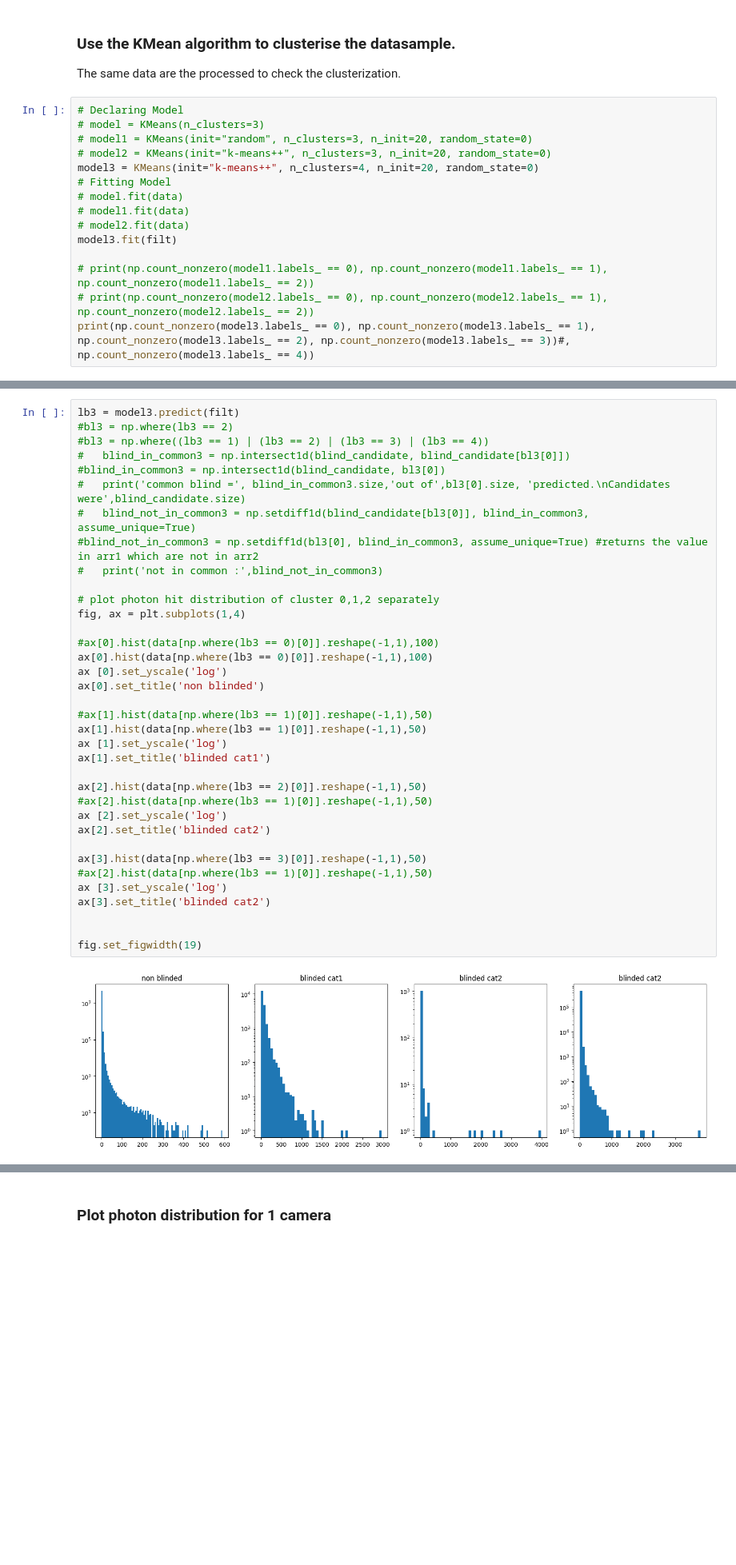
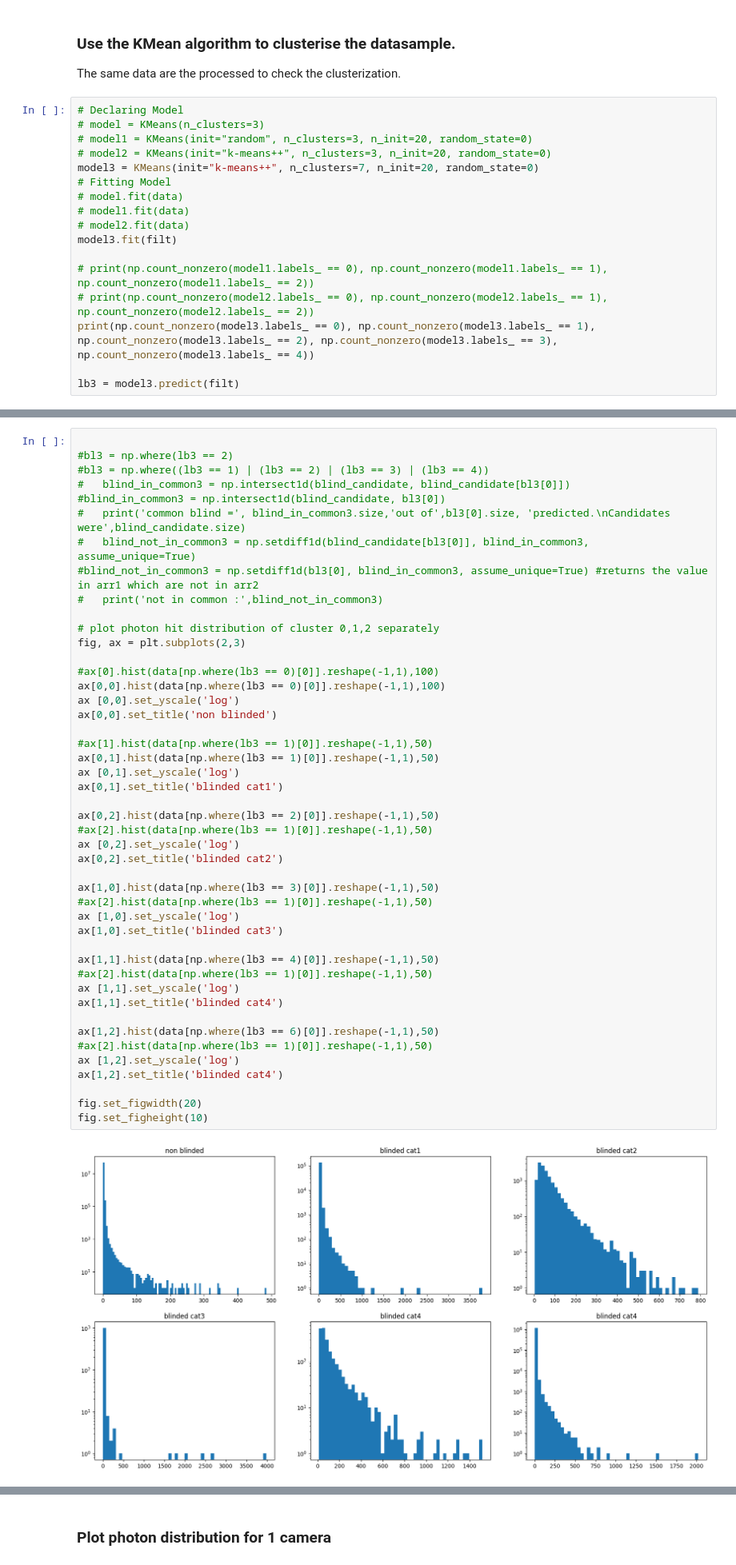
Before and after one commit to chiappo98/blinded_cameras, a Jupyter notebook: blinded clustering.ipynb, the cells around one changed output, grey strips where cells are left out. Shown at 80% size. Cells and saved outputs as stored; diff of their text form; blank space fills up the shorter version.

Commit message:
alterbative classification methode + model eval

```diff
--- a/blinded clustering.ipynb
+++ b/blinded clustering.ipynb
@@ -74,7 +90,7 @@ The same data are the processed to check the clusterization.
 # model = KMeans(n_clusters=3)
 # model1 = KMeans(init="random", n_clusters=3, n_init=20, random_state=0)
 # model2 = KMeans(init="k-means++", n_clusters=3, n_init=20, random_state=0)
-model3 = KMeans(init="k-means++", n_clusters=4, n_init=20, random_state=0)
+model3 = KMeans(init="k-means++", n_clusters=7, n_init=20, random_state=0)
 # Fitting Model
 # model.fit(data)
 # model1.fit(data)
@@ -83,5 +99,7 @@ model3.fit(filt)
 
 # print(np.count_nonzero(model1.labels_ == 0), np.count_nonzero(model1.labels_ == 1), np.count_nonzero(model1.labels_ == 2))
 # print(np.count_nonzero(model2.labels_ == 0), np.count_nonzero(model2.labels_ == 1), np.count_nonzero(model2.labels_ == 2))
-print(np.count_nonzero(model3.labels_ == 0), np.count_nonzero(model3.labels_ == 1), np.count_nonzero(model3.labels_ == 2), np.count_nonzero(model3.labels_ == 3))#, np.count_nonzero(model3.labels_ == 4))
+print(np.count_nonzero(model3.labels_ == 0), np.count_nonzero(model3.labels_ == 1), np.count_nonzero(model3.labels_ == 2), np.count_nonzero(model3.labels_ == 3), np.count_nonzero(model3.labels_ == 4))
+
+lb3 = model3.predict(filt)
 # %% [output]
@@ -89,39 +118,49 @@ print(np.count_nonzero(model3.labels_ == 0), np.count_nonzero(model3.labels_ ==
 # %%
-lb3 = model3.predict(filt)
+
 #bl3 = np.where(lb3 == 2)
 #bl3 = np.where((lb3 == 1) | (lb3 == 2) | (lb3 == 3) | (lb3 == 4))
 #   blind_in_common3 = np.intersect1d(blind_candidate, blind_candidate[bl3[0]])
 #blind_in_common3 = np.intersect1d(blind_candidate, bl3[0])
 #   print('common blind =', blind_in_common3.size,'out of',bl3[0].size, 'predicted.\nCandidates were',blind_candidate.size)
 #   blind_not_in_common3 = np.setdiff1d(blind_candidate[bl3[0]], blind_in_common3, assume_unique=True)
 #blind_not_in_common3 = np.setdiff1d(bl3[0], blind_in_common3, assume_unique=True) #returns the value in arr1 which are not in arr2
 #   print('not in common :',blind_not_in_common3)
 
 # plot photon hit distribution of cluster 0,1,2 separately
-fig, ax = plt.subplots(1,4)
+fig, ax = plt.subplots(2,3)
 
 #ax[0].hist(data[np.where(lb3 == 0)[0]].reshape(-1,1),100)
-ax[0].hist(data[np.where(lb3 == 0)[0]].reshape(-1,1),100)
-ax [0].set_yscale('log')
-ax[0].set_title('non blinded')
+ax[0,0].hist(data[np.where(lb3 == 0)[0]].reshape(-1,1),100)
+ax [0,0].set_yscale('log')
+ax[0,0].set_title('non blinded')
 
 #ax[1].hist(data[np.where(lb3 == 1)[0]].reshape(-1,1),50)
-ax[1].hist(data[np.where(lb3 == 1)[0]].reshape(-1,1),50)
-ax [1].set_yscale('log')
-ax[1].set_title('blinded cat1')
+ax[0,1].hist(data[np.where(lb3 == 1)[0]].reshape(-1,1),50)
+ax [0,1].set_yscale('log')
+ax[0,1].set_title('blinded cat1')
 
-ax[2].hist(data[np.where(lb3 == 2)[0]].reshape(-1,1),50)
+ax[0,2].hist(data[np.where(lb3 == 2)[0]].reshape(-1,1),50)
 #ax[2].hist(data[np.where(lb3 == 1)[0]].reshape(-1,1),50)
-ax [2].set_yscale('log')
-ax[2].set_title('blinded cat2')
+ax [0,2].set_yscale('log')
+ax[0,2].set_title('blinded cat2')
 
-ax[3].hist(data[np.where(lb3 == 3)[0]].reshape(-1,1),50)
+ax[1,0].hist(data[np.where(lb3 == 3)[0]].reshape(-1,1),50)
 #ax[2].hist(data[np.where(lb3 == 1)[0]].reshape(-1,1),50)
-ax [3].set_yscale('log')
-ax[3].set_title('blinded cat2')
+ax [1,0].set_yscale('log')
+ax[1,0].set_title('blinded cat3')
 
+ax[1,1].hist(data[np.where(lb3 == 4)[0]].reshape(-1,1),50)
+#ax[2].hist(data[np.where(lb3 == 1)[0]].reshape(-1,1),50)
+ax [1,1].set_yscale('log')
+ax[1,1].set_title('blinded cat4')
 
-fig.set_figwidth(19)
+ax[1,2].hist(data[np.where(lb3 == 6)[0]].reshape(-1,1),50)
+#ax[2].hist(data[np.where(lb3 == 1)[0]].reshape(-1,1),50)
+ax [1,2].set_yscale('log')
+ax[1,2].set_title('blinded cat4')
+
+fig.set_figwidth(20)
+fig.set_figheight(10)
 # %% [output]
-[figure, old version]
+[figure, new version]
 # %%
```
Also changed, not shown: parts of 11 cells of this notebook.
